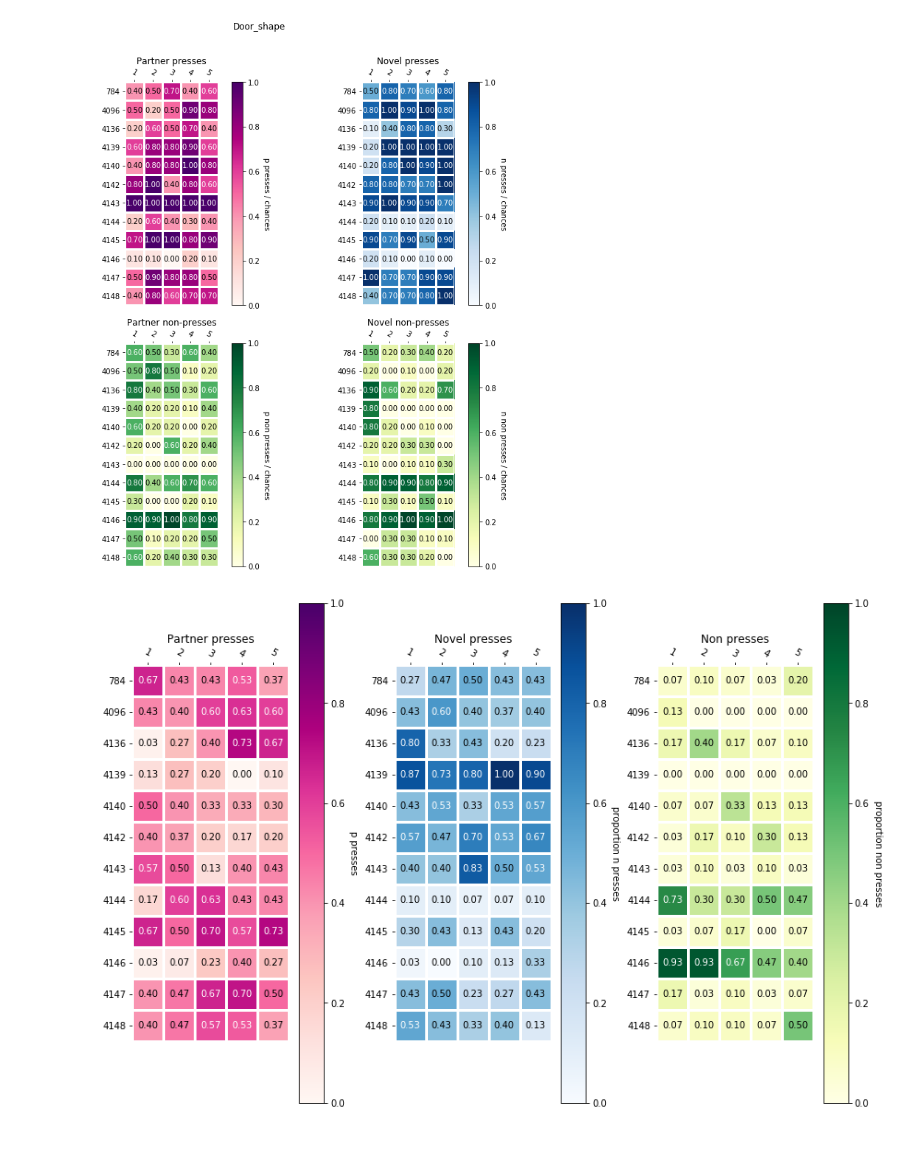
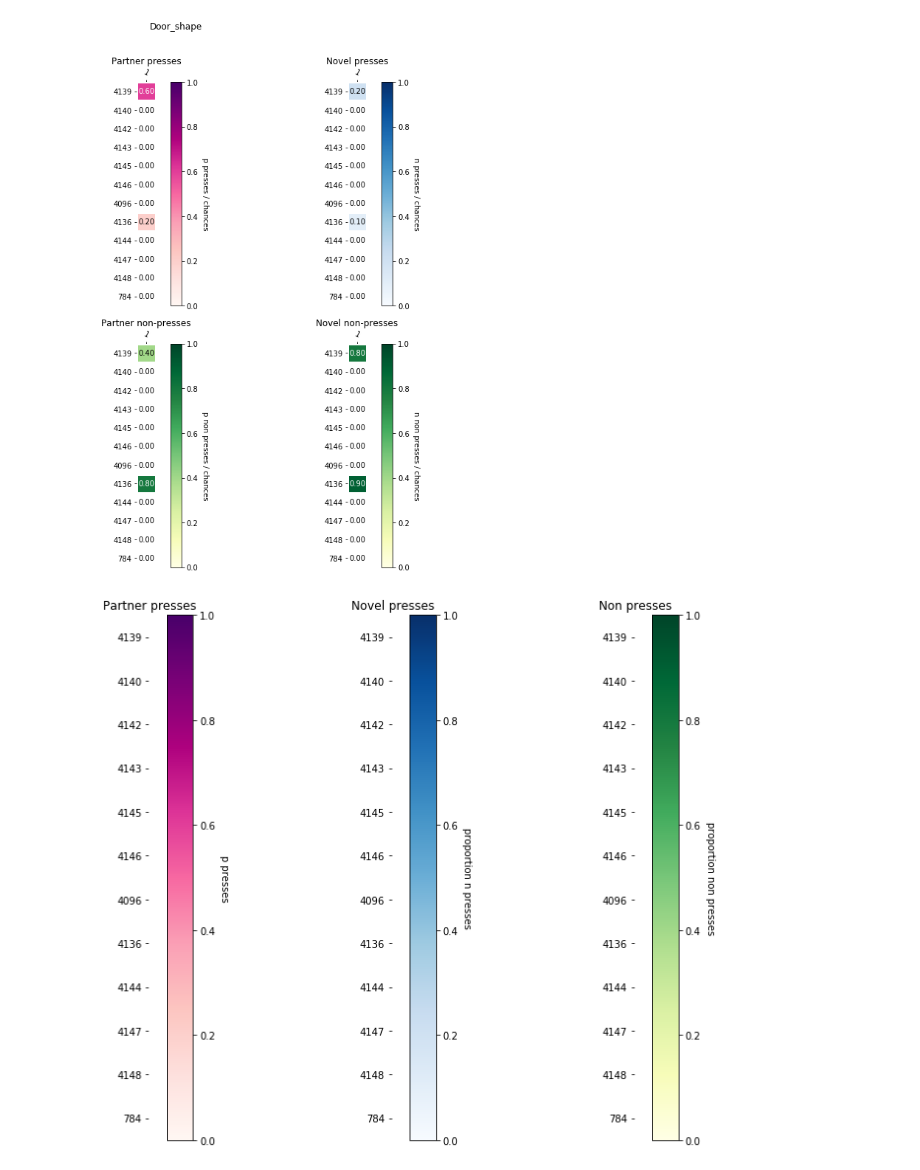
Before and after one commit to dprotter/Operant_Daily_Pipeline, a Jupyter notebook: plot_data.ipynb, the cells around one changed output. Saved outputs shown, nothing was run; the diff lists cells and outputs as text; code cells hidden in the pictures; blank space fills up the shorter version.

```diff
--- a/plot_data.ipynb
+++ b/plot_data.ipynb
@@ -13,7 +12,7 @@ females = sorted(['4136','784','4096','4148','4144','4147'])
 
 animal_order = males+females
 
-names = af.assemble_names('/home/dprotter/Downloads/csv')
+names = af.assemble_names('/Users/davidprotter/Documents/Donaldson Lab/Sex_diff_c1/csv')
 sum_files = [file for file in sorted(names) if 'summary' in file]
 # %%
 lon_ana = lc.LongitudinalAnalysis('all_exp')
@@ -71,24 +69,24 @@ if 'Magazine' in lon_ana.experiments:
     fig, axs = plt.subplots(ncols = 2, nrows = 3, figsize = (10,25))
 
 
-    ani, days, vals = lf.get_data(metric, experiment = experiment, dataset = lon_ana)
+    ani, days, vals = lon_ana.get_data(metric, experiment = experiment, dataset = lon_ana)
     ax = pf.make_heatmap(vals, ani, days, title = 'food presses', cbarlabel = 'fraction', ax = axs[0,0])
 
     metric = 'proportion_round_pellet_retrieved'
-    ani, days, vals = lf.get_data(metric, experiment = experiment, dataset = lon_ana)
+    ani, days, vals = lon_ana.get_data(metric, experiment = experiment, dataset = lon_ana)
     ax = pf.make_heatmap(vals, ani, days, title = 'pellet retreivals / round', cbarlabel = 'fraction pellet retrieved', ax = axs[0,1])
 
 
 
     cmap_r = plt.cm.get_cmap('viridis').reversed()
     metric = 'median_food_lever_press_latency'
-    ani, days, vals = lf.get_data(metric, experiment = experiment, dataset = lon_ana)
+    ani, days, vals = lon_ana.get_data(metric, experiment = experiment, dataset = lon_ana)
     ax = pf.make_heatmap(vals, ani, days, title = 'lever latency', cbarlabel = 'median (s)', ax = axs[1,0],
                         cmap = cmap_r, val_ceil = 80, val_floor = 0)
 
 
     metric = 'median_pellet_latency'
-    ani, days, vals = lf.get_data(metric, experiment = experiment, dataset = lon_ana)
+    ani, days, vals = lon_ana.get_data(metric, experiment = experiment, dataset = lon_ana)
     ax = pf.make_heatmap(vals, ani, days, title = 'pellet latency', cbarlabel = 'median (s)', ax = axs[1,1],
                         cmap = cmap_r, val_ceil = 80, val_floor = 0)
     fig.suptitle(experiment, y = 1.05)
@@ -96,14 +94,14 @@ if 'Magazine' in lon_ana.experiments:
 
     cmap_r = plt.cm.get_cmap('viridis').reversed()
     metric = 'mean_food_lever_press_latency'
-    ani, days, vals = lf.get_data(metric, experiment = experiment, dataset = lon_ana)
+    ani, days, vals = lon_ana.get_data(metric, experiment = experiment, dataset = lon_ana)
     ax = pf.make_heatmap(vals, ani, days, title = 'lever latency', cbarlabel = 'mean (s)', ax = axs[2,0],
                         cmap = cmap_r, val_ceil = 80, val_floor = 0)
 
 
 
     metric = 'mean_pellet_latency'
-    ani, days, vals = lf.get_data(metric, experiment = experiment, dataset = lon_ana)
+    ani, days, vals = lon_ana.get_data(metric, experiment = experiment, dataset = lon_ana)
     ax = pf.make_heatmap(vals, ani, days, title = 'pellet latency', cbarlabel = 'mean (s)', ax = axs[2,1],
                         cmap = cmap_r, val_ceil = 80, val_floor = 0)
     fig.suptitle(experiment, y = 1.05)
@@ -117,24 +115,24 @@ if 'Autoshape' in lon_ana.experiments:
     fig, axs = plt.subplots(ncols = 2, nrows = 3, figsize = (10,20))
 
 
-    ani, days, vals = lf.get_data(metric, experiment = experiment, dataset = lon_ana)
+    ani, days, vals = lon_ana.get_data(metric, experiment = experiment, dataset = lon_ana)
     ax = pf.make_heatmap(vals, ani, days, title = 'food presses', cbarlabel = 'fraction', ax = axs[0,0])
 
     metric = 'proportion_round_pellet_retrieved'
-    ani, days, vals = lf.get_data(metric, experiment = experiment, dataset = lon_ana)
+    ani, days, vals = lon_ana.get_data(metric, experiment = experiment, dataset = lon_ana)
     ax = pf.make_heatmap(vals, ani, days, title = 'pellet retreivals / round', cbarlabel = 'fraction pellet retrieved', ax = axs[0,1])
 
 
 
     cmap_r = plt.cm.get_cmap('viridis').reversed()
     metric = 'median_food_lever_press_latency'
-    ani, days, vals = lf.get_data(metric, experiment = experiment, dataset = lon_ana)
+    ani, days, vals = lon_ana.get_data(metric, experiment = experiment, dataset = lon_ana)
     ax = pf.make_heatmap(vals, ani, days, title = 'lever latency', cbarlabel = 'median (s)', ax = axs[1,0],
                         cmap = cmap_r, val_ceil = 80, val_floor = 0)
 
 
     metric = 'median_pellet_latency'
-    ani, days, vals = lf.get_data(metric, experiment = experiment, dataset = lon_ana)
+    ani, days, vals = lon_ana.get_data(metric, experiment = experiment, dataset = lon_ana)
     ax = pf.make_heatmap(vals, ani, days, title = 'pellet latency', cbarlabel = 'median (s)', ax = axs[1,1],
                         cmap = cmap_r, val_ceil = 80, val_floor = 0)
     fig.suptitle(experiment, y = 1.05)
@@ -142,14 +140,14 @@ if 'Autoshape' in lon_ana.experiments:
 
     cmap_r = plt.cm.get_cmap('viridis').reversed()
     metric = 'mean_food_lever_press_latency'
-    ani, days, vals = lf.get_data(metric, experiment = experiment, dataset = lon_ana)
+    ani, days, vals = lon_ana.get_data(metric, experiment = experiment, dataset = lon_ana)
     ax = pf.make_heatmap(vals, ani, days, title = 'lever latency', cbarlabel = 'mean (s)', ax = axs[2,0],
                         cmap = cmap_r, val_ceil = 80, val_floor = 0)
 
 
 
     metric = 'mean_pellet_latency'
-    ani, days, vals = lf.get_data(metric, experiment = experiment, dataset = lon_ana)
+    ani, days, vals = lon_ana.get_data(metric, experiment = experiment, dataset = lon_ana)
     ax = pf.make_heatmap(vals, ani, days, title = 'pellet latency', cbarlabel = 'mean (s)', ax = axs[2,1],
                         cmap = cmap_r, val_ceil = 80, val_floor = 0)
     fig.suptitle(experiment, y = 1.05)
@@ -163,22 +161,22 @@ if 'Autoshape' in lon_ana.experiments:
     fig, axs = plt.subplots(ncols = 2, nrows = 2, figsize = (15,15))
 
 
-    ani, days, vals = lf.get_data(metric, experiment = experiment, dataset = lon_ana)
+    ani, days, vals = lon_ana.get_data(metric, experiment = experiment, dataset = lon_ana)
     ax = pf.make_heatmap(vals, ani, days, title = 'food presses', cbarlabel = 'fraction', ax = axs[0,0])
 
     metric = 'proportion_round_pellet_retrieved'
-    ani, days, vals = lf.get_data(metric, experiment = experiment, dataset = lon_ana)
+    ani, days, vals = lon_ana.get_data(metric, experiment = experiment, dataset = lon_ana)
     ax = pf.make_heatmap(vals, ani, days, title = 'pellet retreivals / round', cbarlabel = 'fraction pellet retrieved', ax = axs[0,1])
 
     cmap_r = plt.cm.get_cmap('viridis').reversed()
     metric = 'median_food_lever_press_latency'
-    ani, days, vals = lf.get_data(metric, experiment = experiment, dataset = lon_ana)
+    ani, days, vals = lon_ana.get_data(metric, experiment = experiment, dataset = lon_ana)
     ax = pf.make_heatmap(vals, ani, days, title = 'lever latency', cbarlabel = 'median (s)', ax = axs[1,0],
                         cmap = cmap_r, val_ceil = 30, val_floor = 0)
 
 
     metric = 'median_pellet_latency'
-    ani, days, vals = lf.get_data(metric, experiment = experiment, dataset = lon_ana)
+    ani, days, vals = lon_ana.get_data(metric, experiment = experiment, dataset = lon_ana)
     ax = pf.make_heatmap(vals, ani, days, title = 'pellet latency', cbarlabel = 'median (s)', ax = axs[1,1],
                         cmap = cmap_r, val_ceil = 80, val_floor = 0)
     fig.suptitle(experiment, y = 1.05)
@@ -192,40 +190,40 @@ if 'Door_shape' in lon_ana.experiments:
 
     fig, axs = plt.subplots(ncols = 2, nrows = 2, figsize = (10, 10))
 
-    ani, days, vals = lf.get_data(metric, experiment = experiment, dataset = lon_ana)
+    ani, days, vals = lon_ana.get_data(metric, experiment = experiment, dataset = lon_ana)
     a = pf.make_heatmap(vals, ani, days, ax = axs[0,0],
                         title = "Partner presses",
                         cbarlabel = 'p presses / chances',
                         cmap = 'RdPu')
 
     metric = 'door_2_lever_press_round_proportion'
     experiment = 'Door_shape'
-    ani, days, vals = lf.get_data(metric, experiment = experiment, dataset = lon_ana)
+    ani, days, vals = lon_ana.get_data(metric, experiment = experiment, dataset = lon_ana)
     a = pf.make_heatmap(vals, ani, days, ax = axs[0,1],
                         title = "Novel presses",
                         cbarlabel = 'n presses / chances',
                         cmap = 'Blues')
 
     metric = 'door_1_non_press_round_proportion'
     experiment = 'Door_shape'
-    ani, days, vals = lf.get_data(metric, experiment = experiment, dataset = lon_ana)
+    ani, days, vals = lon_ana.get_data(metric, experiment = experiment, dataset = lon_ana)
     a = pf.make_heatmap(vals, ani, days, ax = axs[1,0],
                         title = "Partner non-presses",
                         cbarlabel = 'p non presses / chances',
                         cmap = 'YlGn')
 
     metric = 'door_2_non_press_round_proportion'
     experiment = 'Door_shape'
-    ani, days, vals = lf.get_data(metric, experiment = experiment, dataset = lon_ana)
+    ani, days, vals = lon_ana.get_data(metric, experiment = experiment, dataset = lon_ana)
     a = pf.make_heatmap(vals, ani, days, ax = axs[1,1],
                         title = "Novel non-presses",
                         cbarlabel = 'n non presses / chances',
                         cmap = 'YlGn')
 
     fig.suptitle(experiment, y = 1.05)
     fig.tight_layout()
 # %% [output]
-[figure, old version]
+[figure, new version]
 # %%
 if 'Door_test' in lon_ana.experiments:
     metric = 'door_1_lever_press_round_proportion'
@@ -233,7 +231,7 @@ if 'Door_test' in lon_ana.experiments:
 
     fig, axs = plt.subplots(ncols = 3, figsize = (12,8))
 
-    ani, days, vals = lf.get_data(metric, experiment = experiment, dataset = lon_ana)
+    ani, days, vals = lon_ana.get_data(metric, experiment = experiment, dataset = lon_ana)
     a = pf.make_heatmap(vals, ani, days, ax = axs[0],
                         title = "Partner presses",
                         cbarlabel = 'p presses',
@@ -241,7 +239,7 @@ if 'Door_test' in lon_ana.experiments:
 
     metric = 'door_2_lever_press_round_proportion'
     experiment = 'Door_test'
-    ani, days, vals = lf.get_data(metric, experiment = experiment, dataset = lon_ana)
+    ani, days, vals = lon_ana.get_data(metric, experiment = experiment, dataset = lon_ana)
     a = pf.make_heatmap(vals, ani, days, ax = axs[1],
                         title = "Novel presses",
                         cbarlabel = 'proportion n presses',
@@ -249,14 +247,14 @@ if 'Door_test' in lon_ana.experiments:
 
     metric = 'prop_non_presses_by_rounds'
     experiment = 'Door_test'
-    ani, days, vals = lf.get_data(metric, experiment = experiment, dataset = lon_ana)
+    ani, days, vals = lon_ana.get_data(metric, experiment = experiment, dataset = lon_ana)
     a = pf.make_heatmap(vals, ani, days, ax = axs[2],
                         title = "Non presses",
                         cbarlabel = 'proportion non presses',
                         cmap = 'YlGn')
     fig.tight_layout()
 # %% [output]
-[figure, old version]
+[figure, new version]
 # %%
 if 'Door_test' in lon_ana.experiments:
     metric = 'door_1_lever_press_total_press_proportion'
```
Also changed, not shown: parts of 12 cells of this notebook.
